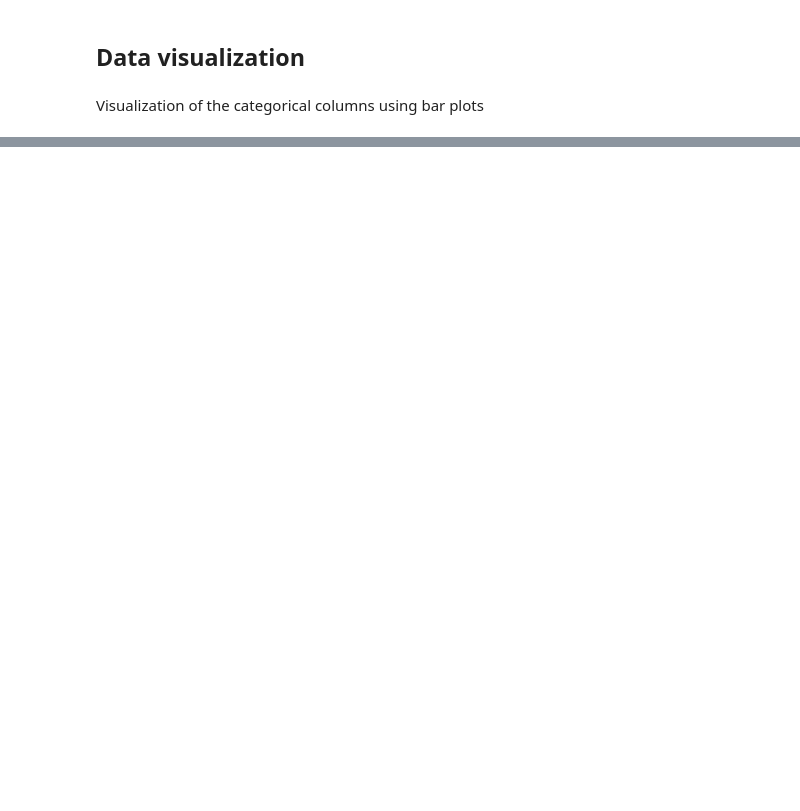
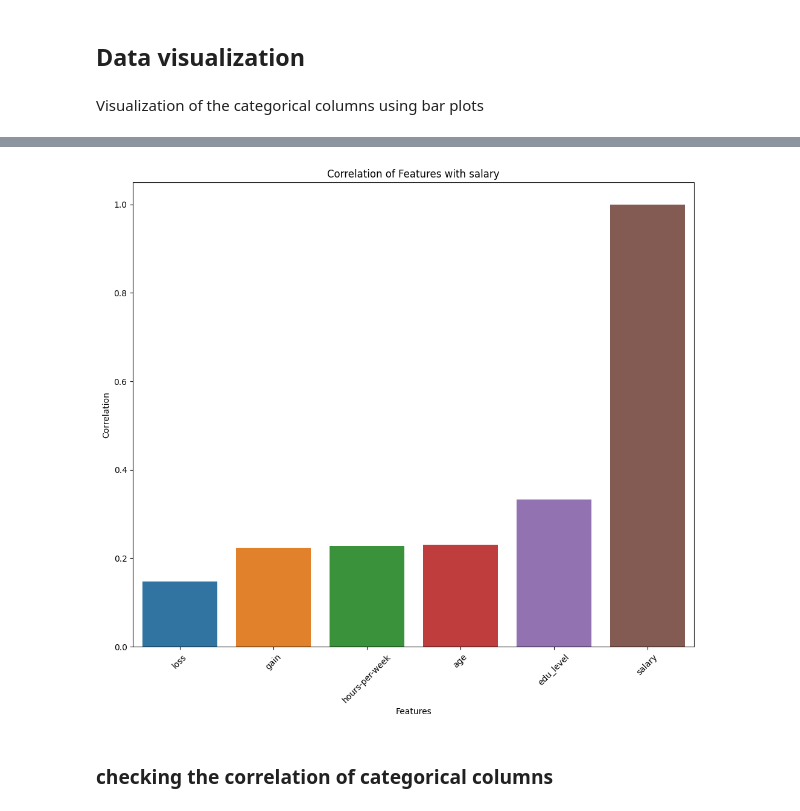
Before and after one commit to esNIMA/ML-projects, a Jupyter notebook: 5-Applied ML HW1/ML-HW1/Part-1.ipynb, the cells around one changed output, grey strips where cells are left out. Cells and saved outputs as stored; diff of their text form; code cells hidden in the pictures; blank space fills up the shorter version.

```diff
--- a/5-Applied ML HW1/ML-HW1/Part-1.ipynb
+++ b/5-Applied ML HW1/ML-HW1/Part-1.ipynb
@@ -373,0 +507,16 @@ swarm plot
+# %%
+# Compute correlation with label column
+correlation = imputed_df.loc[: , numerical_cols].corrwith(imputed_df['salary'])
+correlation = correlation.sort_values()
+# Plot correlations
+plt.figure(figsize=(12, 10))
+sns.barplot(x=correlation.index, y=correlation.values)
+plt.title('Correlation of Features with salary')
+plt.xlabel('Features')
+plt.ylabel('Correlation')
+plt.xticks(rotation=45)
+plt.show()
+# %% [output]
+[figure, added]
+# %% [markdown]
+### checking the correlation of categorical columns
```
Also changed, not shown: parts of 39 cells of this notebook.
